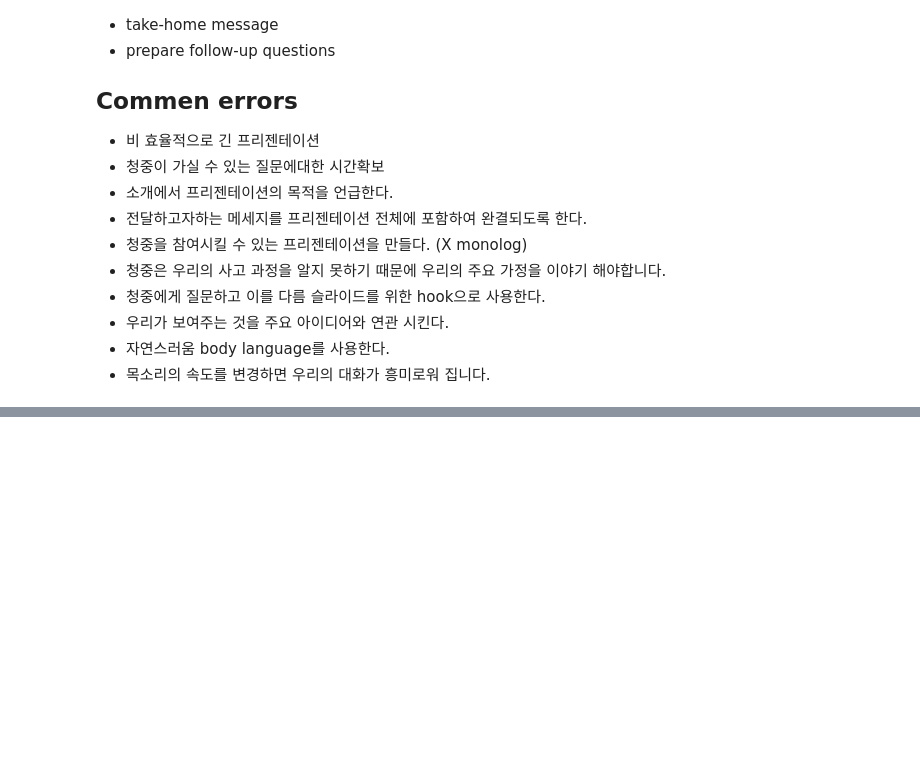
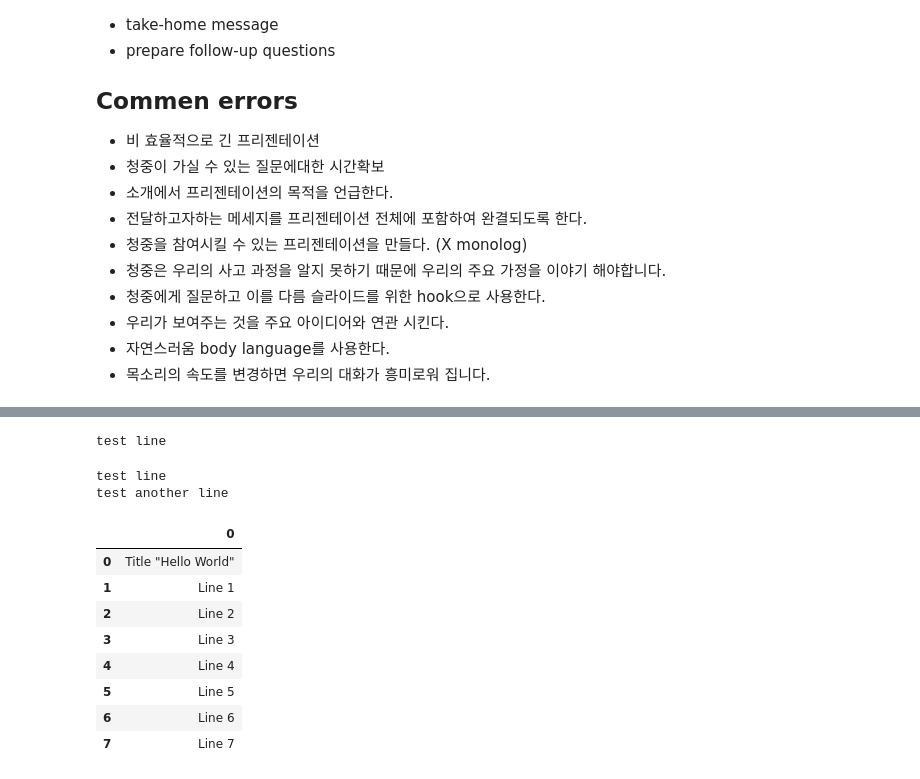
Before and after one commit to gabrielwithappy/python_study, a Jupyter notebook: Python_Basic.ipynb, the cells around one changed output, grey strips where cells are left out. Cells and saved outputs as stored; diff of their text form; code cells hidden in the pictures; blank space fills up the shorter version.

Commit message:
read text file from pandas library

```diff
--- a/Python_Basic.ipynb
+++ b/Python_Basic.ipynb
@@ -843,0 +875,38 @@ correlation between log-transform(x), y : 0.9334750494391081
+# %%
+with open('write_text.txt', 'w') as file:
+  file.write("test line\n")
+
+with open('write_text.txt', 'r') as file:
+  line = file.readline().strip()
+  while line :
+    print(line)
+    line = file.readline().strip()
+# %% [output]
+test line
+# %%
+with open('write_text.txt', 'a') as file:
+  file.write("test another line\n ")
+
+with open('write_text.txt', 'r') as file:
+  line = file.readline().strip()
+  while line :
+    print(line)
+    line = file.readline().strip()
+# %% [output]
+test line
+test another line
+# %%
+# Using Numpy to import flat files
+import pandas as pd
+data = pd.read_csv('read_test.txt', sep="\n", header=None, comment='#', )
+data
+# %% [output]
+|  | 0 |
+| 0 | Title "Hello World" |
+| 1 | Line 1 |
+| 2 | Line 2 |
+| 3 | Line 3 |
+| 4 | Line 4 |
+| 5 | Line 5 |
+| 6 | Line 6 |
+| 7 | Line 7 |
```
Also changed, not shown: parts of 4 cells of this notebook.
